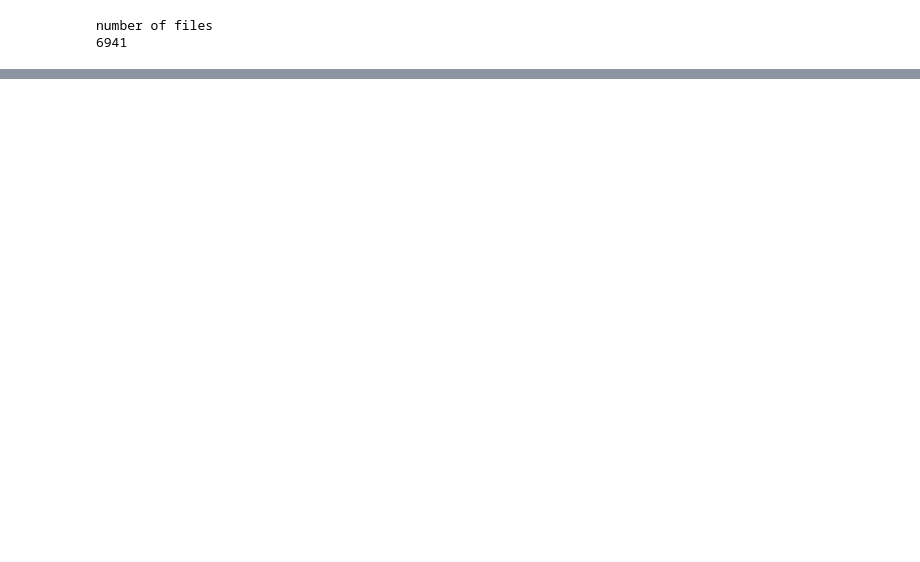
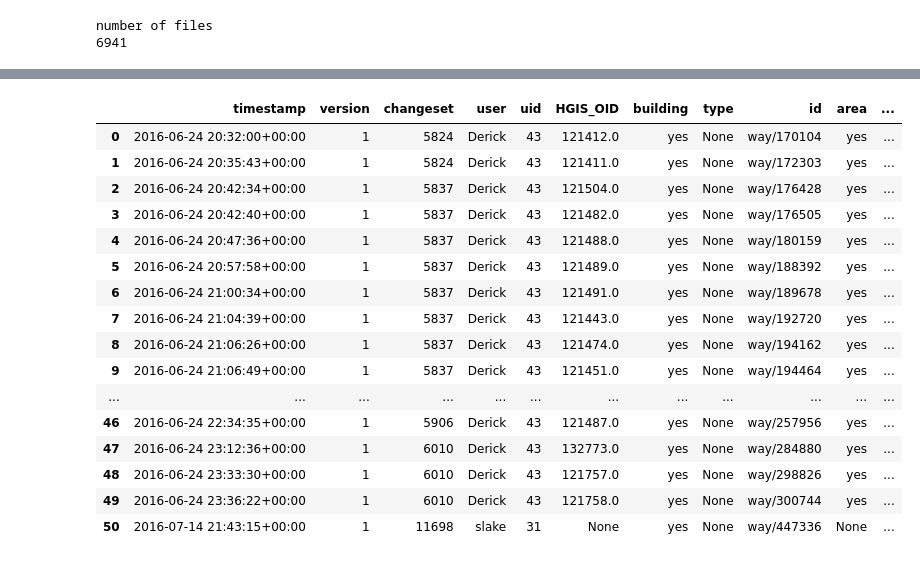
Before and after one commit to Henry-D-W/spacenet, a Jupyter notebook: notebooks/eda.ipynb, the cells around one changed output, grey strips where cells are left out. Cells and saved outputs as stored; diff of their text form; code cells hidden in the pictures; blank space fills up the shorter version.

```diff
--- a/notebooks/eda.ipynb
+++ b/notebooks/eda.ipynb
@@ -28,0 +159,20 @@ ModuleNotFoundError: No module named 'rasterio'
+# %%
+geoFileInfo
+# %% [output]
+|  | timestamp | version | changeset | user | uid | HGIS_OID | building | type | id | area | ... |
+| 0 | 2016-06-24 20:32:00+00:00 | 1 | 5824 | Derick | 43 | 121412.0 | yes | None | way/170104 | yes | ... |
+| 1 | 2016-06-24 20:35:43+00:00 | 1 | 5824 | Derick | 43 | 121411.0 | yes | None | way/172303 | yes | ... |
+| 2 | 2016-06-24 20:42:34+00:00 | 1 | 5837 | Derick | 43 | 121504.0 | yes | None | way/176428 | yes | ... |
+| 3 | 2016-06-24 20:42:40+00:00 | 1 | 5837 | Derick | 43 | 121482.0 | yes | None | way/176505 | yes | ... |
+| 4 | 2016-06-24 20:47:36+00:00 | 1 | 5837 | Derick | 43 | 121488.0 | yes | None | way/180159 | yes | ... |
+| 5 | 2016-06-24 20:57:58+00:00 | 1 | 5837 | Derick | 43 | 121489.0 | yes | None | way/188392 | yes | ... |
+| 6 | 2016-06-24 21:00:34+00:00 | 1 | 5837 | Derick | 43 | 121491.0 | yes | None | way/189678 | yes | ... |
+| 7 | 2016-06-24 21:04:39+00:00 | 1 | 5837 | Derick | 43 | 121443.0 | yes | None | way/192720 | yes | ... |
+| 8 | 2016-06-24 21:06:26+00:00 | 1 | 5837 | Derick | 43 | 121474.0 | yes | None | way/194162 | yes | ... |
+| 9 | 2016-06-24 21:06:49+00:00 | 1 | 5837 | Derick | 43 | 121451.0 | yes | None | way/194464 | yes | ... |
+| ... | ... | ... | ... | ... | ... | ... | ... | ... | ... | ... | ... |
+| 46 | 2016-06-24 22:34:35+00:00 | 1 | 5906 | Derick | 43 | 121487.0 | yes | None | way/257956 | yes | ... |
+| 47 | 2016-06-24 23:12:36+00:00 | 1 | 6010 | Derick | 43 | 132773.0 | yes | None | way/284880 | yes | ... |
+| 48 | 2016-06-24 23:33:30+00:00 | 1 | 6010 | Derick | 43 | 121757.0 | yes | None | way/298826 | yes | ... |
+| 49 | 2016-06-24 23:36:22+00:00 | 1 | 6010 | Derick | 43 | 121758.0 | yes | None | way/300744 | yes | ... |
+| 50 | 2016-07-14 21:43:15+00:00 | 1 | 11698 | slake | 31 | None | yes | None | way/447336 | None | ... |
```
Also changed, not shown: parts of 22 cells of this notebook.
